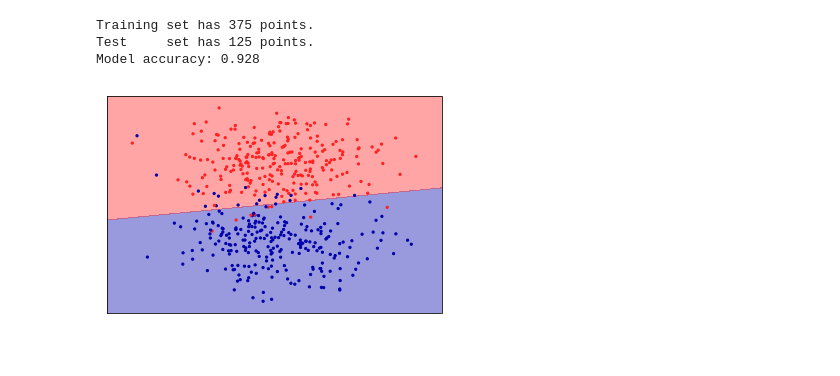
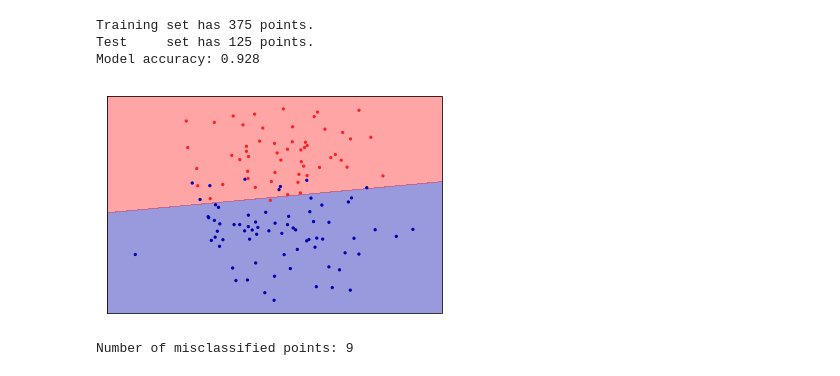
Before and after one commit to davidmilIs/Data-Clustering, a Jupyter notebook: Supervised-learning.ipynb, the cells around one changed output. Drawn from its saved outputs; the diff is of its cells as text; code cells hidden in the pictures.

```diff
--- a/Supervised-learning.ipynb
+++ b/Supervised-learning.ipynb
@@ -291,6 +291,13 @@ Training set has 375 points.
 Test     set has 125 points.
 Model accuracy: 0.928
 # %%
-plot_2d_separator(model, X, y, fill=True, eps=0.5, alpha=0.4)
+plot_2d_separator(model, X_test,y_test, fill=True, eps=0.5, alpha=0.4)
 # %% [output]
-[figure, old version]
+[figure, new version]
+# %%
+is_misclassified = model.predict(X_test) != y_test
+
+n_misclassified = sum(is_misclassified)
+print("Number of misclassified points:", n_misclassified)
+# %% [output]
+Number of misclassified points: 9
```
Also changed, not shown: parts of 4 cells of this notebook.
